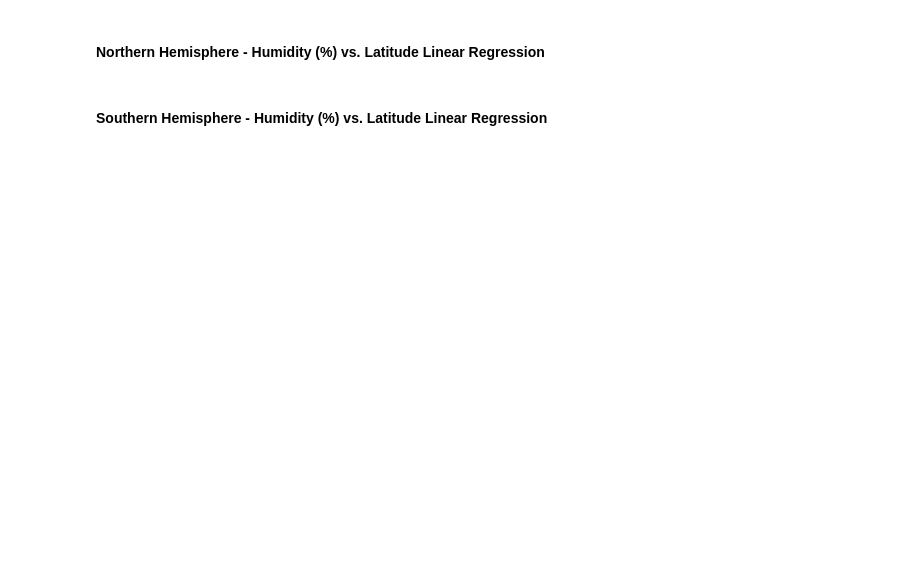
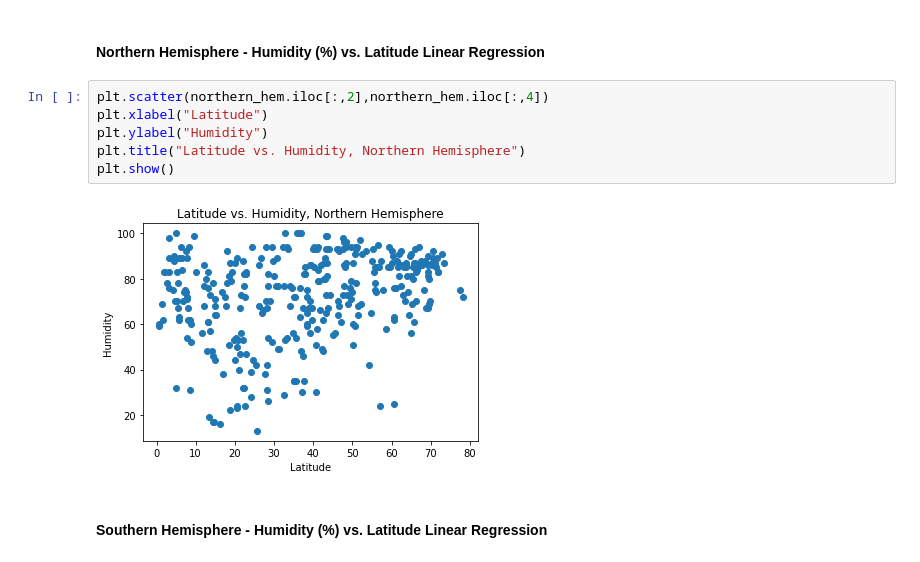
Before and after one commit to zpoeschl/python-api-challenge, a Jupyter notebook: WeatherPy/zpoeschl_WeatherPy.ipynb, the cells around one changed output. Saved outputs shown, nothing was run; the diff lists cells and outputs as text; blank space fills up the shorter version.

```diff
--- a/WeatherPy/zpoeschl_WeatherPy.ipynb
+++ b/WeatherPy/zpoeschl_WeatherPy.ipynb
@@ -223,4 +225,12 @@ sourthern_hem = final_cities_df[["city id", "city", "lat", "temp", "humidity", "
 # %% [markdown]
 ####  Northern Hemisphere - Humidity (%) vs. Latitude Linear Regression
+# %%
+plt.scatter(northern_hem.iloc[:,2],northern_hem.iloc[:,4])
+plt.xlabel("Latitude")
+plt.ylabel("Humidity")
+plt.title("Latitude vs. Humidity, Northern Hemisphere")
+plt.show()
+# %% [output]
+[figure, added]
 # %% [markdown]
 ####  Southern Hemisphere - Humidity (%) vs. Latitude Linear Regression
```
Also changed, not shown: parts of 8 cells of this notebook.
